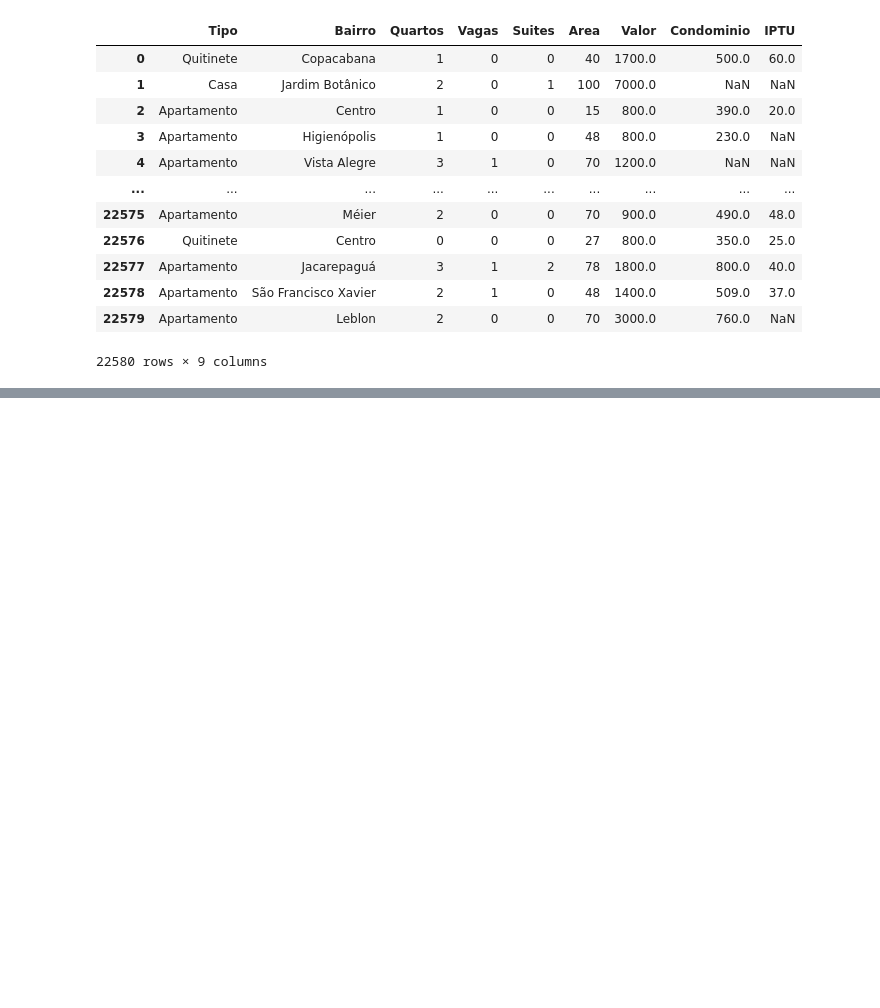
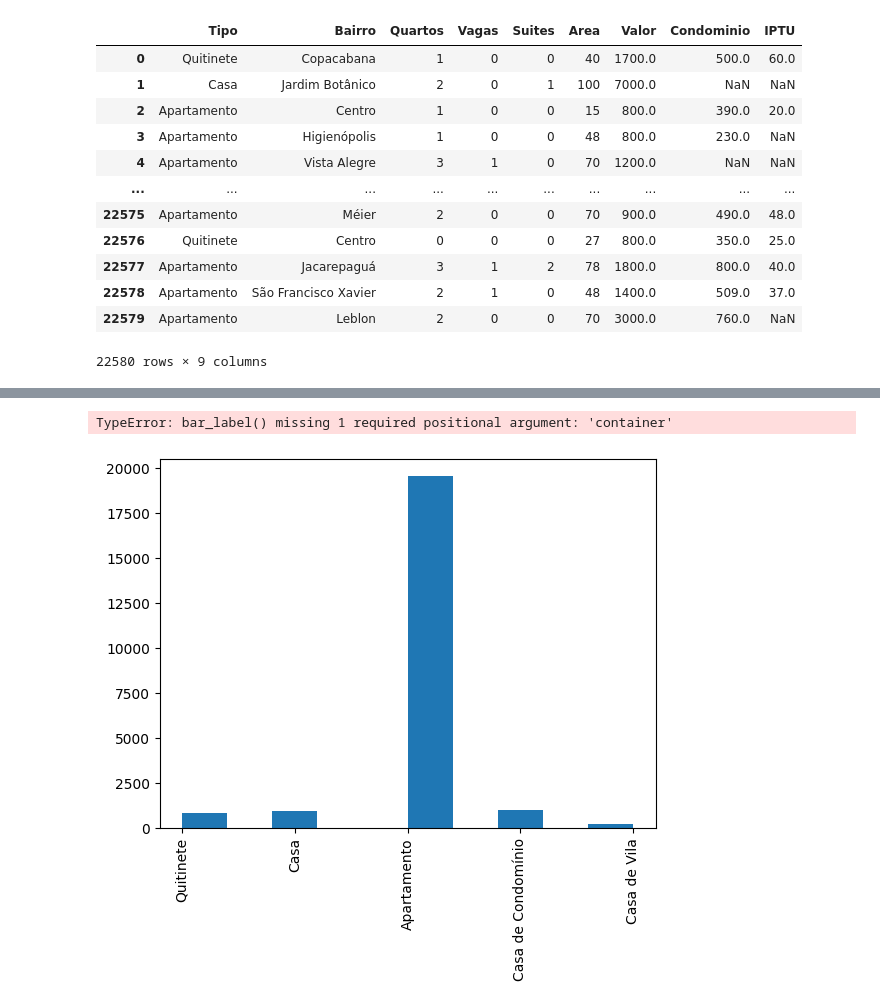
Before and after one commit to LeonardoLeiteMeira/data_science, a Jupyter notebook: pandas/base_de_dados.ipynb, the cells around one changed output, grey strips where cells are left out. Cells and saved outputs as stored; diff of their text form; code cells hidden in the pictures; blank space fills up the shorter version.

```diff
--- a/pandas/base_de_dados.ipynb
+++ b/pandas/base_de_dados.ipynb
@@ -204,0 +217,6 @@ dados_residenciais.to_csv("./output/dados_residenciais.csv",sep=";",index=False)
+# %%
+import matplotlib.pyplot as plt
+dados_residenciais["Tipo"].hist(xrot=90, grid=False)
+# %% [output]
+TypeError: bar_label() missing 1 required positional argument: 'container'
+[figure, added]
```
Also changed, not shown: parts of 1 cell of this notebook, 3 other files.
